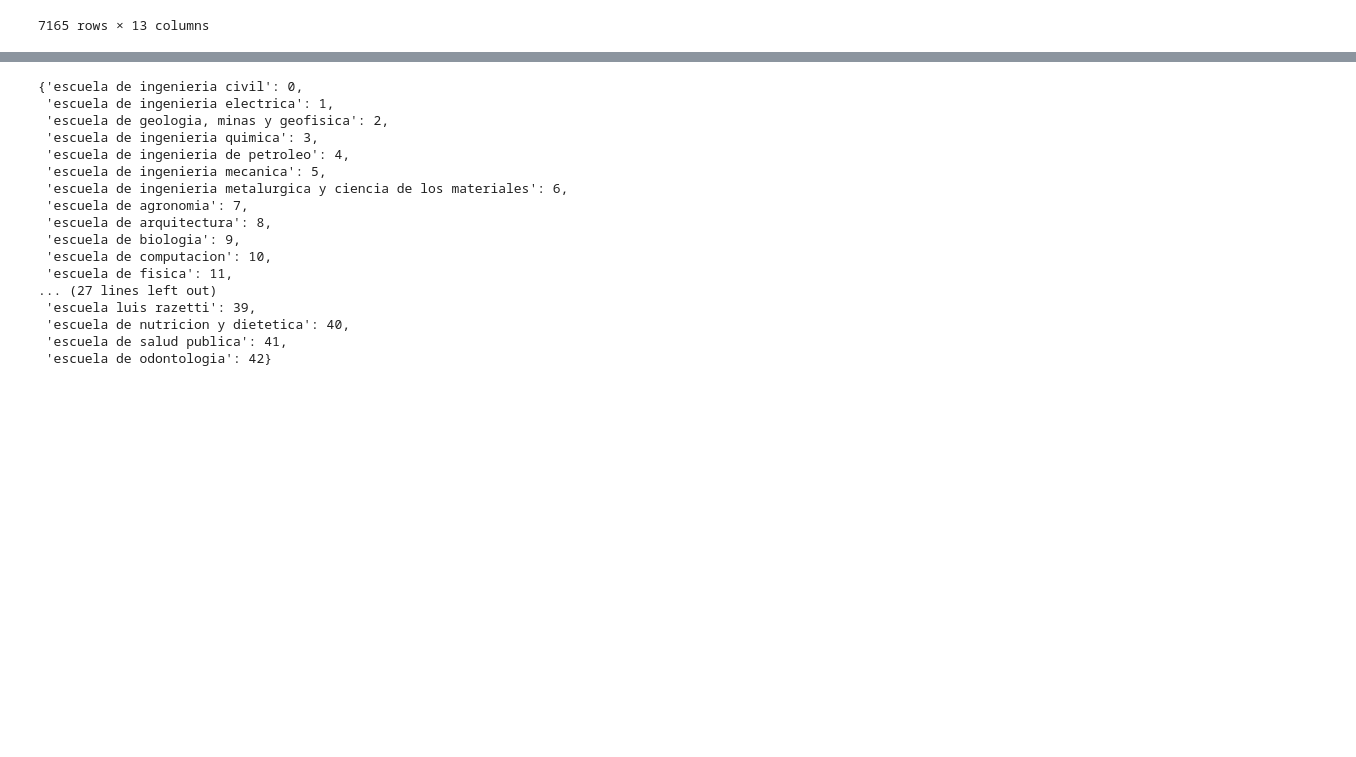
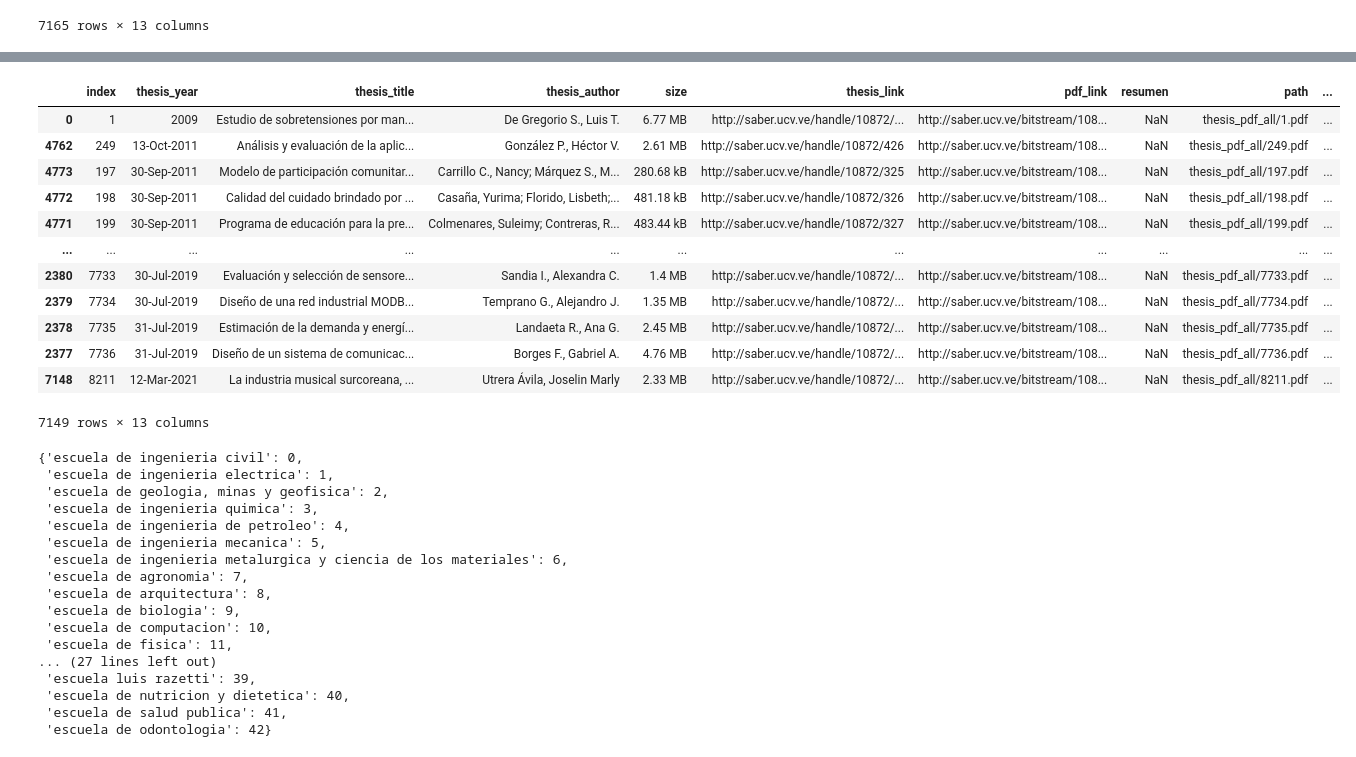
Before and after one commit to HighDeFing/thesis_v4, a Jupyter notebook: notebooks/school_matcher.ipynb, the cells around one changed output, grey strips where cells are left out. Saved outputs shown, nothing was run; the diff lists cells and outputs as text; code cells hidden in the pictures; blank space fills up the shorter version.

```diff
--- a/notebooks/school_matcher.ipynb
+++ b/notebooks/school_matcher.ipynb
@@ -813,6 +829,20 @@ l
 # %%
-df = df[df['school_simple']=='No School']
+df = df[df['school_simple']!='No School']
 df
+# %% [output]
+|  | index | thesis_year | thesis_title | thesis_author | size | thesis_link | pdf_link | resumen | path | ... |
+| 0 | 1 | 2009 | Estudio de sobretensiones por man... | De Gregorio S., Luis T. | 6.77 MB | http://saber.ucv.ve/handle/10872/... | http://saber.ucv.ve/bitstream/108... | NaN | thesis_pdf_all/1.pdf | ... |
+| 4762 | 249 | 13-Oct-2011 | Análisis y evaluación de la aplic... | González P., Héctor V. | 2.61 MB | http://saber.ucv.ve/handle/10872/426 | http://saber.ucv.ve/bitstream/108... | NaN | thesis_pdf_all/249.pdf | ... |
+| 4773 | 197 | 30-Sep-2011 | Modelo de participación comunitar... | Carrillo C., Nancy; Márquez S., M... | 280.68 kB | http://saber.ucv.ve/handle/10872/325 | http://saber.ucv.ve/bitstream/108... | NaN | thesis_pdf_all/197.pdf | ... |
+| 4772 | 198 | 30-Sep-2011 | Calidad del cuidado brindado por ... | Casaña, Yurima; Florido, Lisbeth;... | 481.18 kB | http://saber.ucv.ve/handle/10872/326 | http://saber.ucv.ve/bitstream/108... | NaN | thesis_pdf_all/198.pdf | ... |
+| 4771 | 199 | 30-Sep-2011 | Programa de educación para la pre... | Colmenares, Suleimy; Contreras, R... | 483.44 kB | http://saber.ucv.ve/handle/10872/327 | http://saber.ucv.ve/bitstream/108... | NaN | thesis_pdf_all/199.pdf | ... |
+| ... | ... | ... | ... | ... | ... | ... | ... | ... | ... | ... |
+| 2380 | 7733 | 30-Jul-2019 | Evaluación y selección de sensore... | Sandia I., Alexandra C. | 1.4 MB | http://saber.ucv.ve/handle/10872/... | http://saber.ucv.ve/bitstream/108... | NaN | thesis_pdf_all/7733.pdf | ... |
+| 2379 | 7734 | 30-Jul-2019 | Diseño de una red industrial MODB... | Temprano G., Alejandro J. | 1.35 MB | http://saber.ucv.ve/handle/10872/... | http://saber.ucv.ve/bitstream/108... | NaN | thesis_pdf_all/7734.pdf | ... |
+| 2378 | 7735 | 31-Jul-2019 | Estimación de la demanda y energí... | Landaeta R., Ana G. | 2.45 MB | http://saber.ucv.ve/handle/10872/... | http://saber.ucv.ve/bitstream/108... | NaN | thesis_pdf_all/7735.pdf | ... |
+| 2377 | 7736 | 31-Jul-2019 | Diseño de un sistema de comunicac... | Borges F., Gabriel A. | 4.76 MB | http://saber.ucv.ve/handle/10872/... | http://saber.ucv.ve/bitstream/108... | NaN | thesis_pdf_all/7736.pdf | ... |
+| 7148 | 8211 | 12-Mar-2021 | La industria musical surcoreana, ... | Utrera Ávila, Joselin Marly | 2.33 MB | http://saber.ucv.ve/handle/10872/... | http://saber.ucv.ve/bitstream/108... | NaN | thesis_pdf_all/8211.pdf | ... |
+7149 rows × 13 columns
 # %%
 schools.create_dicts()
 # %%
```
Also changed, not shown: parts of 8 cells of this notebook, 8 other files.
